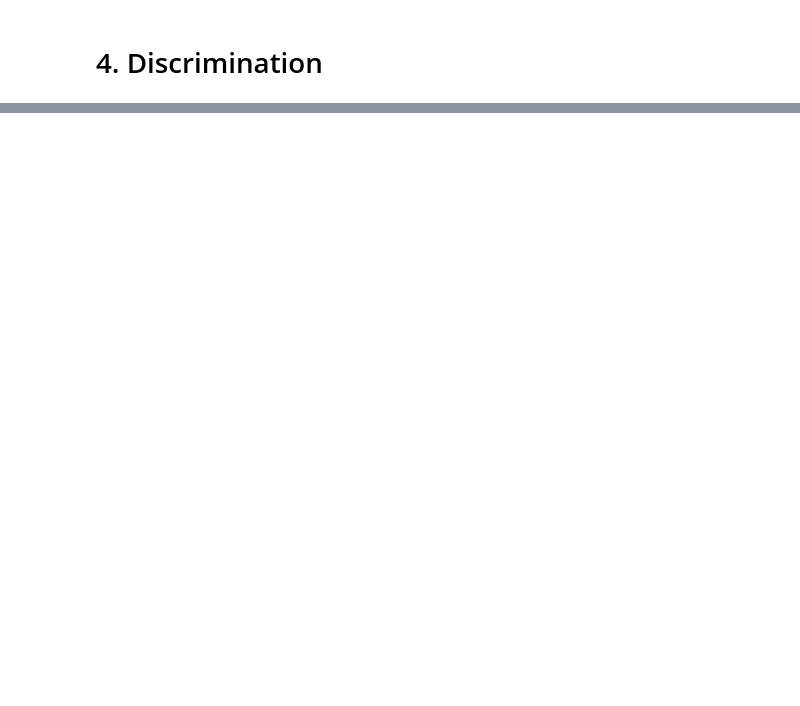
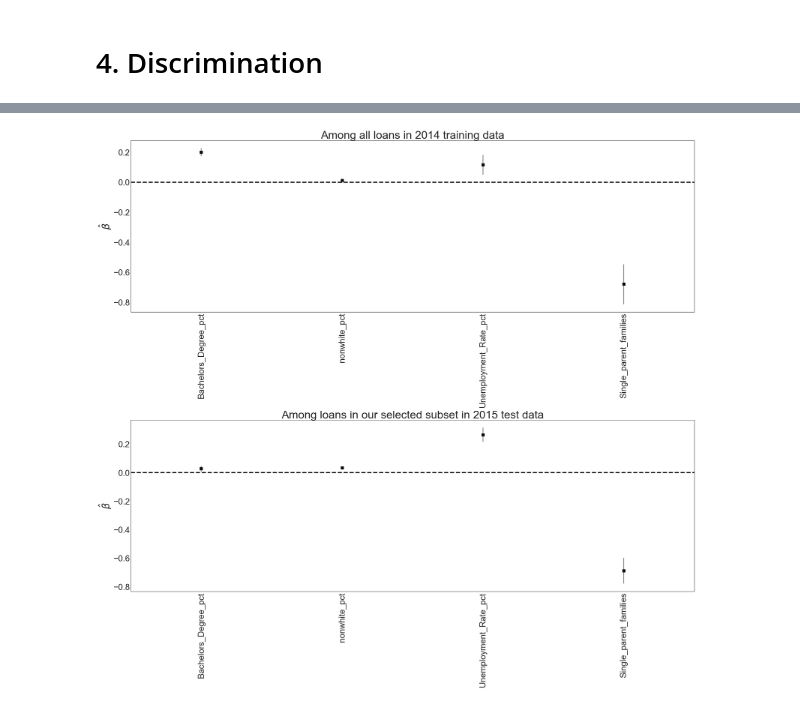
Before and after one commit to bhavenp/209A-FinalProject, a Jupyter notebook: final_website/4. Discrimination.ipynb, the cells around one changed output, grey strips where cells are left out. Saved outputs shown, nothing was run; the diff lists cells and outputs as text; code cells hidden in the pictures; blank space fills up the shorter version.

```diff
--- a/final_website/4. Discrimination.ipynb
+++ b/final_website/4. Discrimination.ipynb
@@ -78,0 +134,38 @@ len(dat.columns)
+# %%
+# function to do coef plot
+def coef_plot(reg_obj, title, ax):
+    err = reg_obj.params - reg_obj.conf_int()[0]
+    coef = pd.DataFrame({'coef': reg_obj.params.values[1:],
+                            'err': err.values[1:],
+                            'varname': err.index.values[1:]
+                           })
+
+    coef.plot(x='varname', y='coef', kind='bar',
+                 ax=ax, color='none',
+                 yerr='err', legend=False)
+    ax.set_ylabel(r'$\hat{\beta}$', fontsize=35)
+    ax.set_xlabel('')
+    ax.scatter(x=pd.np.arange(coef.shape[0]),
+               marker='s', s=120,
+               y=coef['coef'], color='black')
+    ax.axhline(y=0, linestyle='--', color='black', linewidth=4)
+    ax.xaxis.set_ticks_position('none')
+    ax.tick_params(axis='both', which='major', labelsize=30)
+    ax.set_title(title, fontsize=40)
+# %%
+# OLS: pct_accepted ~ demographics for our all loans in training
+X = lc_census_merged14[x_cols]
+X = sm.add_constant(X)
+pct_accepted_census_reg = OLS(lc_census_merged14['pct_accepted'], X, missing='drop').fit()
+
+# OLS: pct_accepted ~ demographics for our selected loans in test
+X = loans_bought15_merged[x_cols]
+X = sm.add_constant(X)
+pct_accepted_census_reg_selected = OLS(loans_bought15_merged['pct_accepted'], X, missing='drop').fit()
+
+fig, ax = plt.subplots(2,1,figsize=(30,28))
+coef_plot(pct_accepted_census_reg, 'Among all loans in 2014 training data', ax[0])
+coef_plot(pct_accepted_census_reg_selected, 'Among loans in our selected subset in 2015 test data', ax[1])
+plt.tight_layout()
+# %% [output]
+[figure, added]
```
Also changed, not shown: parts of 16 cells of this notebook, 2 other files.
